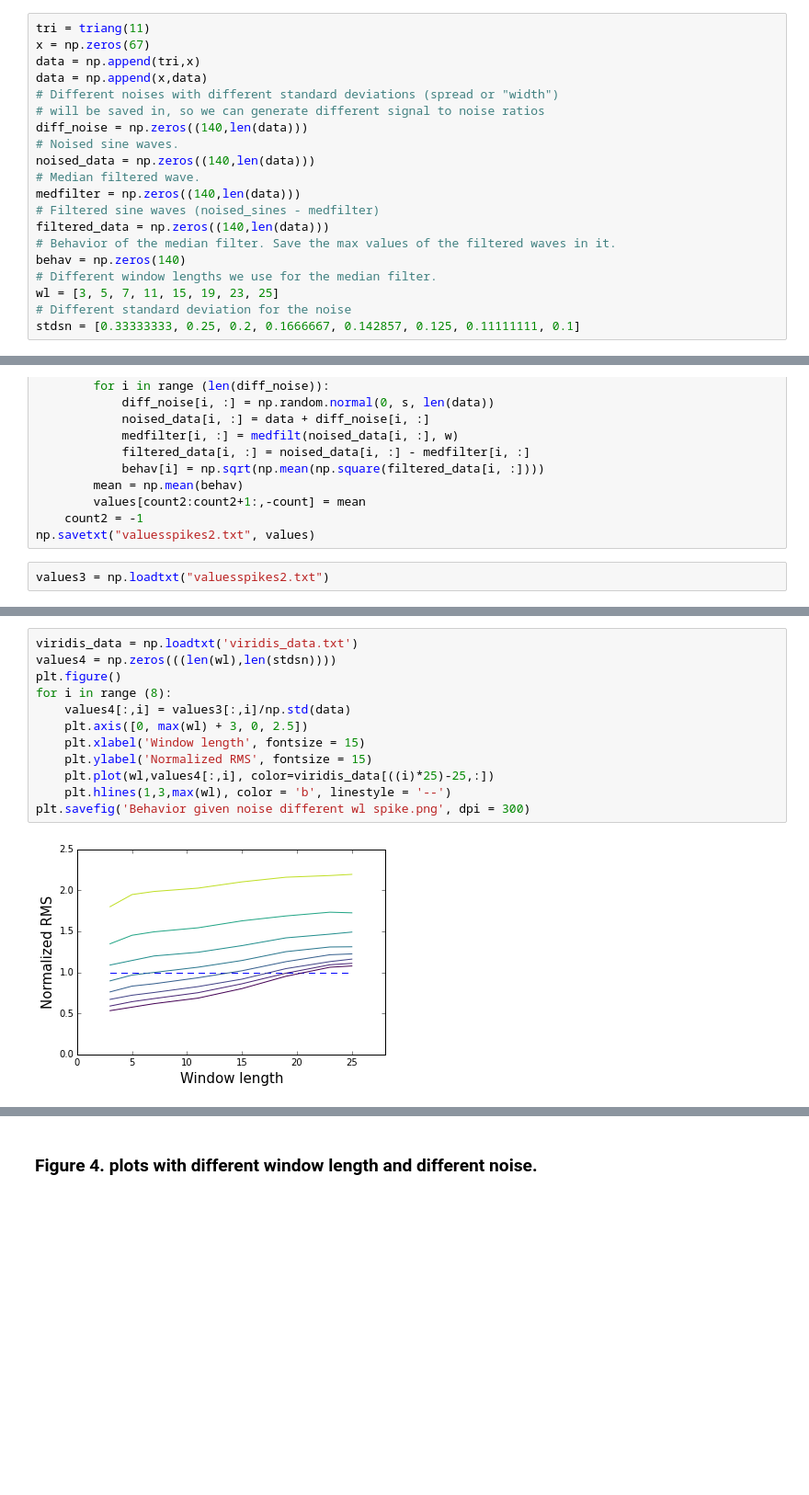
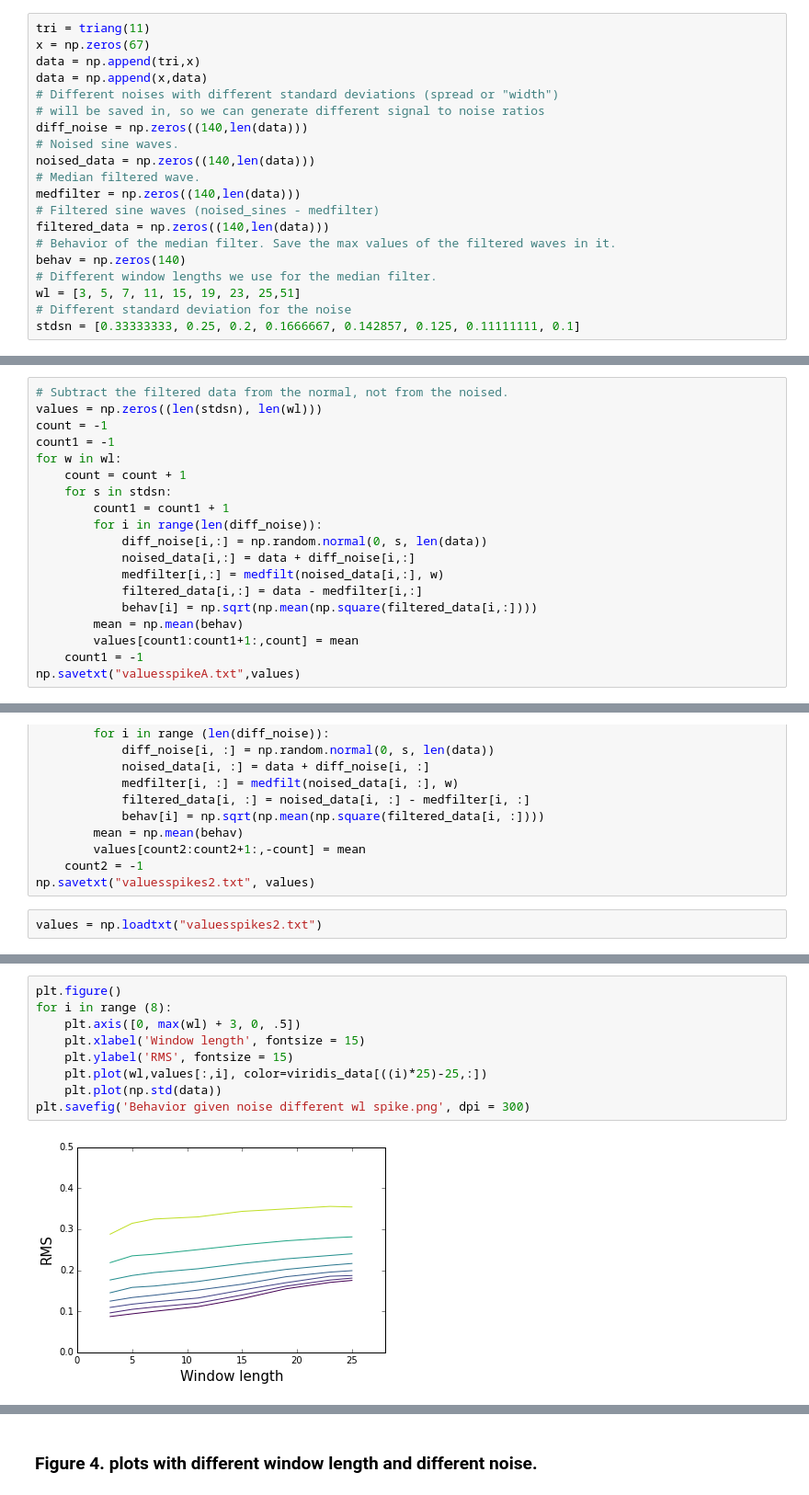
Before and after one commit to ktakagaki/kt-2015-DSPHandsOn, a Jupyter notebook: MedianFilter/Python/06. Behavior of the median filter with white noise/Resolution of the median filter with a noised spike.ipynb, the cells around one changed output, grey strips where cells are left out. Shown at 92% size. Drawn from its saved outputs; the diff is of its cells as text; blank space fills up the shorter version.

Commit message:
updated plots and added alternative plots

```diff
--- a/MedianFilter/Python/06. Behavior of the median filter with white noise/Resolution of the median filter with a noised spike.ipynb
+++ b/MedianFilter/Python/06. Behavior of the median filter with white noise/Resolution of the median filter with a noised spike.ipynb
@@ -46,7 +46,7 @@ filtered_data = np.zeros((140,len(data)))
 # Behavior of the median filter. Save the max values of the filtered waves in it.
 behav = np.zeros(140)
 # Different window lengths we use for the median filter.
-wl = [3, 5, 7, 11, 15, 19, 23, 25]
+wl = [3, 5, 7, 11, 15, 19, 23, 25,51]
 # Different standard deviation for the noise
 stdsn = [0.33333333, 0.25, 0.2, 0.1666667, 0.142857, 0.125, 0.11111111, 0.1]
 # %% [markdown]
@@ -142,0 +144,19 @@ plt.savefig('Behavior given wl different noise spike.png', dpi = 300)
+# %%
+# Subtract the filtered data from the normal, not from the noised.
+values = np.zeros((len(stdsn), len(wl)))
+count = -1
+count1 = -1
+for w in wl:
+    count = count + 1
+    for s in stdsn:
+        count1 = count1 + 1
+        for i in range(len(diff_noise)):
+            diff_noise[i,:] = np.random.normal(0, s, len(data))
+            noised_data[i,:] = data + diff_noise[i,:]
+            medfilter[i,:] = medfilt(noised_data[i,:], w)
+            filtered_data[i,:] = data - medfilter[i,:]
+            behav[i] = np.sqrt(np.mean(np.square(filtered_data[i,:])))
+        mean = np.mean(behav)
+        values[count1:count1+1:,count] = mean
+    count1 = -1
+np.savetxt("valuesspikeA.txt",values)
@@ -161,4 +193,4 @@ for s in stdsn:
     count2 = -1
 np.savetxt("valuesspikes2.txt", values)
 # %%
-values3 = np.loadtxt("valuesspikes2.txt")
+values = np.loadtxt("valuesspikes2.txt")
@@ -172,14 +197,11 @@ for p in range(8):
 # %%
-viridis_data = np.loadtxt('viridis_data.txt')
-values4 = np.zeros(((len(wl),len(stdsn))))
 plt.figure()
 for i in range (8):
-    values4[:,i] = values3[:,i]/np.std(data)
-    plt.axis([0, max(wl) + 3, 0, 2.5])
+    plt.axis([0, max(wl) + 3, 0, .5])
     plt.xlabel('Window length', fontsize = 15)
-    plt.ylabel('Normalized RMS', fontsize = 15)
-    plt.plot(wl,values4[:,i], color=viridis_data[((i)*25)-25,:])
-    plt.hlines(1,3,max(wl), color = 'b', linestyle = '--')
+    plt.ylabel('RMS', fontsize = 15)
+    plt.plot(wl,values[:,i], color=viridis_data[((i)*25)-25,:])
+    plt.plot(np.std(data))
 plt.savefig('Behavior given noise different wl spike.png', dpi = 300)
 # %% [output]
-[figure, old version]
+[figure, new version]
```
Also changed, not shown: parts of 15 cells of this notebook, 7 other files.
